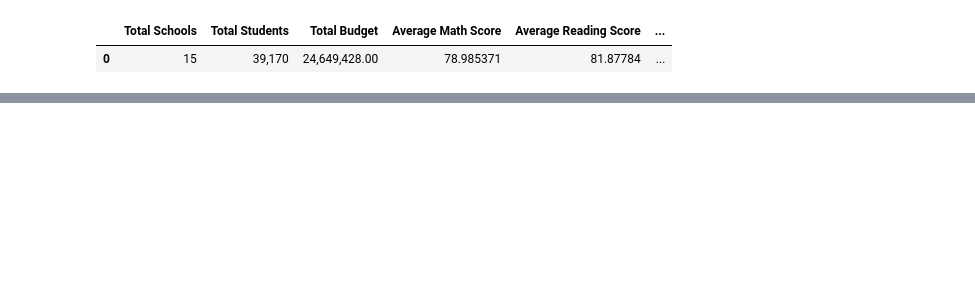
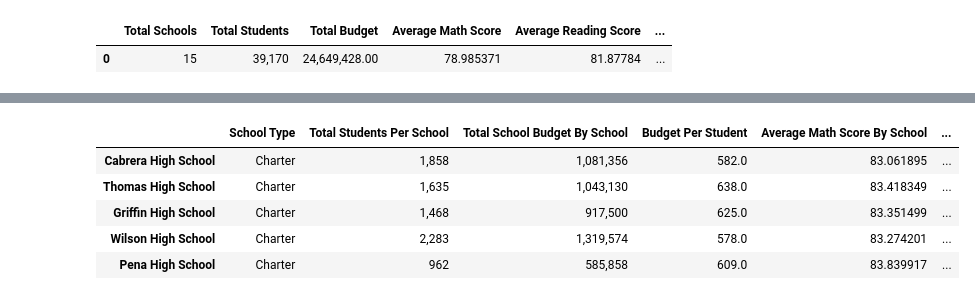
Before and after one commit to jsbarra/pandas-challenge, a Jupyter notebook: PyCitySchools/city_schools.ipynb, the cells around one changed output, grey strips where cells are left out. Drawn from its saved outputs; the diff is of its cells as text; code cells hidden in the pictures; blank space fills up the shorter version.

```diff
--- a/PyCitySchools/city_schools.ipynb
+++ b/PyCitySchools/city_schools.ipynb
@@ -138,0 +134,15 @@ school_summary
+# %%
+#Top Performing Schools
+
+top_schools = school_summary.sort_values(["Percentage Passing Math and Reading(Overall)"], ascending=False)
+
+top_5_schools = top_schools.head(5)
+
+top_5_schools
+# %% [output]
+|  | School Type | Total Students Per School | Total School Budget By School | Budget Per Student | Average Math Score By School | ... |
+| Cabrera High School | Charter | 1,858 | 1,081,356 | 582.0 | 83.061895 | ... |
+| Thomas High School | Charter | 1,635 | 1,043,130 | 638.0 | 83.418349 | ... |
+| Griffin High School | Charter | 1,468 | 917,500 | 625.0 | 83.351499 | ... |
+| Wilson High School | Charter | 2,283 | 1,319,574 | 578.0 | 83.274201 | ... |
+| Pena High School | Charter | 962 | 585,858 | 609.0 | 83.839917 | ... |
```
Also changed, not shown: parts of 6 cells of this notebook.
